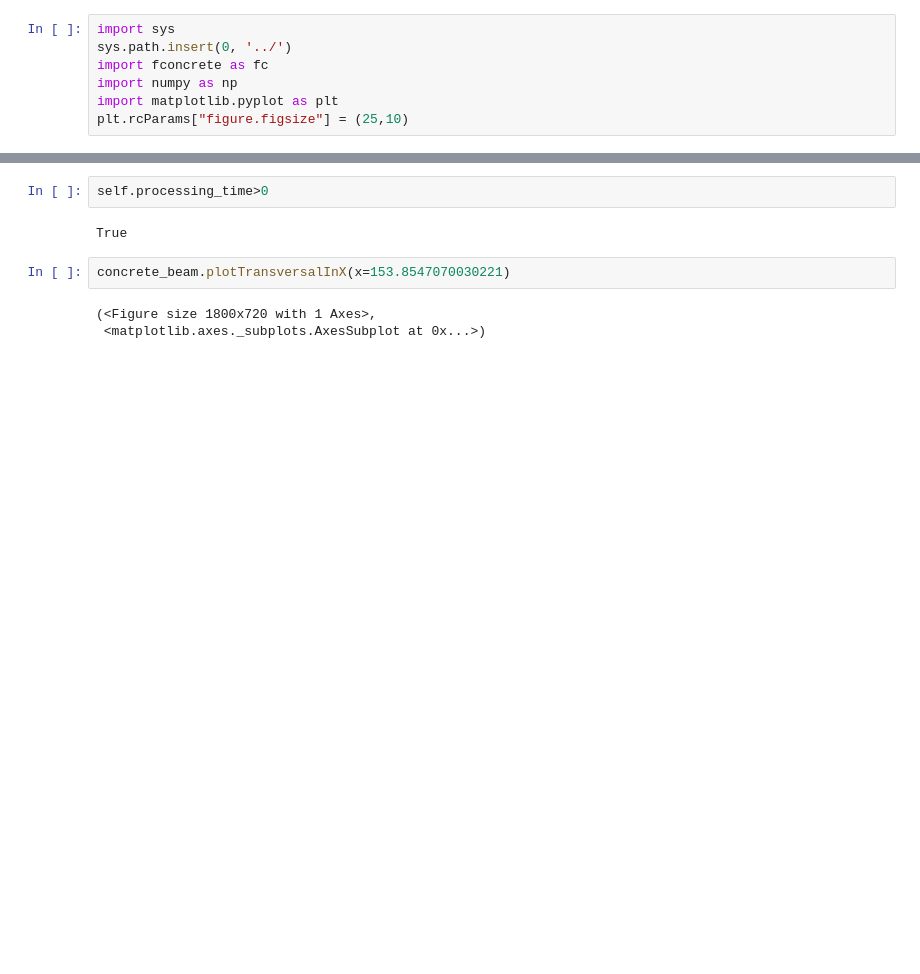
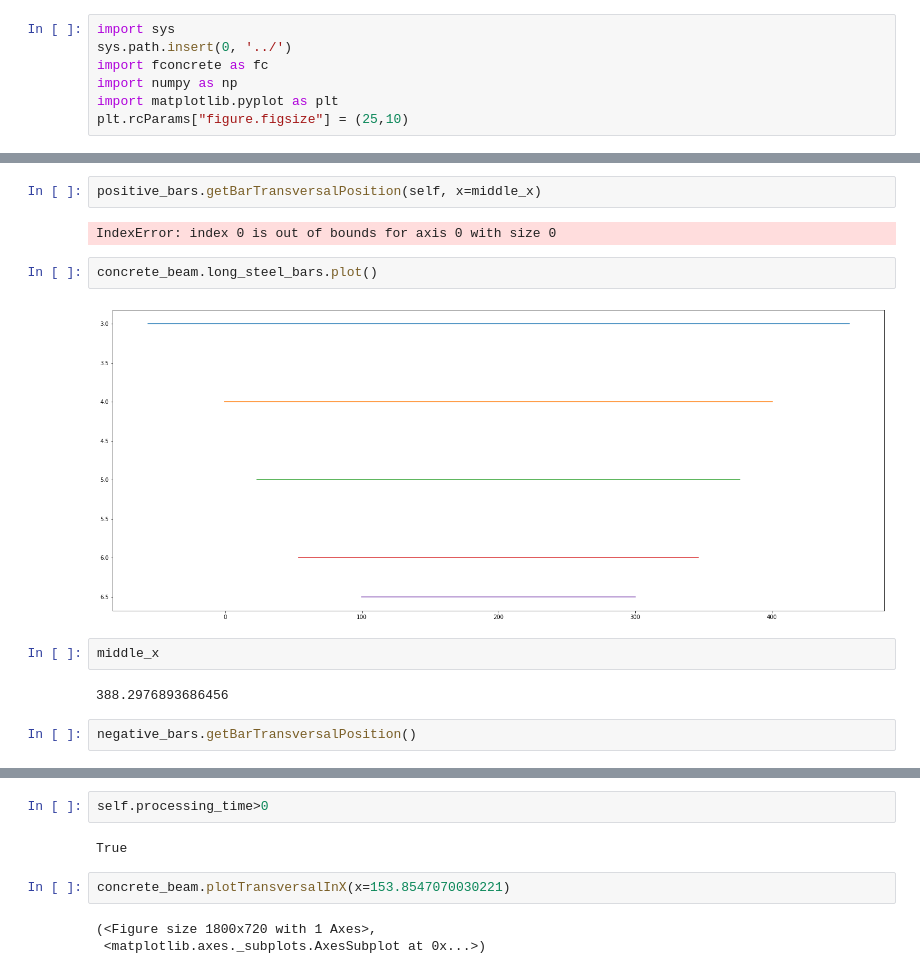
Before and after one commit to luisggc/FConcrete, a Jupyter notebook: examples/Change D.ipynb, the cells around one changed output, grey strips where cells are left out. Cells and saved outputs as stored; diff of their text form; blank space fills up the shorter version.

```diff
--- a/examples/Change D.ipynb
+++ b/examples/Change D.ipynb
@@ -94,0 +124,14 @@ self.max_relative_diff_of_steel_height
+# %%
+positive_bars.getBarTransversalPosition(self, x=middle_x)
+# %% [output]
+IndexError: index 0 is out of bounds for axis 0 with size 0
+# %%
+concrete_beam.long_steel_bars.plot()
+# %% [output]
+[figure, added]
+# %%
+middle_x
+# %% [output]
+388.2976893686456
+# %%
+negative_bars.getBarTransversalPosition()
```
Also changed, not shown: parts of 17 cells of this notebook, 9 other files.
